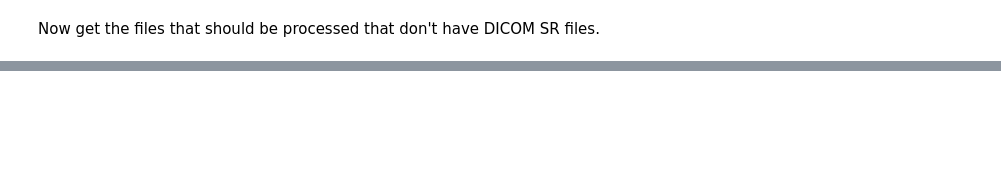
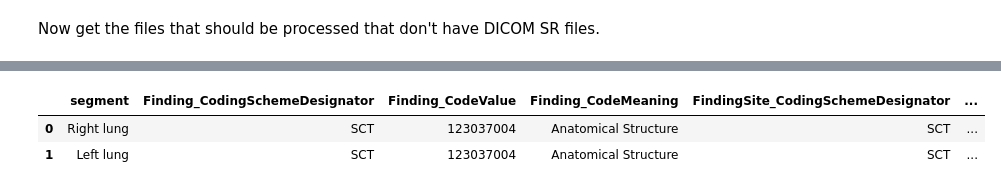
Before and after one commit to deepakri201/MIDRC_colab, a Jupyter notebook: MIDRC_SR_all.ipynb, the cells around one changed output, grey strips where cells are left out. Saved outputs shown, nothing was run; the diff lists cells and outputs as text; code cells hidden in the pictures; blank space fills up the shorter version.

```diff
--- a/MIDRC_SR_all.ipynb
+++ b/MIDRC_SR_all.ipynb
@@ -2306,0 +2663,6 @@ structured_reports/sr_regions_1.2.826.0.1.3680043.10.474.419639.1929163569985245
+# %%
+seg_code_mapping_df
+# %% [output]
+|  | segment | Finding_CodingSchemeDesignator | Finding_CodeValue | Finding_CodeMeaning | FindingSite_CodingSchemeDesignator | ... |
+| 0 | Right lung | SCT | 123037004 | Anatomical Structure | SCT | ... |
+| 1 | Left lung | SCT | 123037004 | Anatomical Structure | SCT | ... |
```
Also changed, not shown: parts of 38 cells of this notebook.
